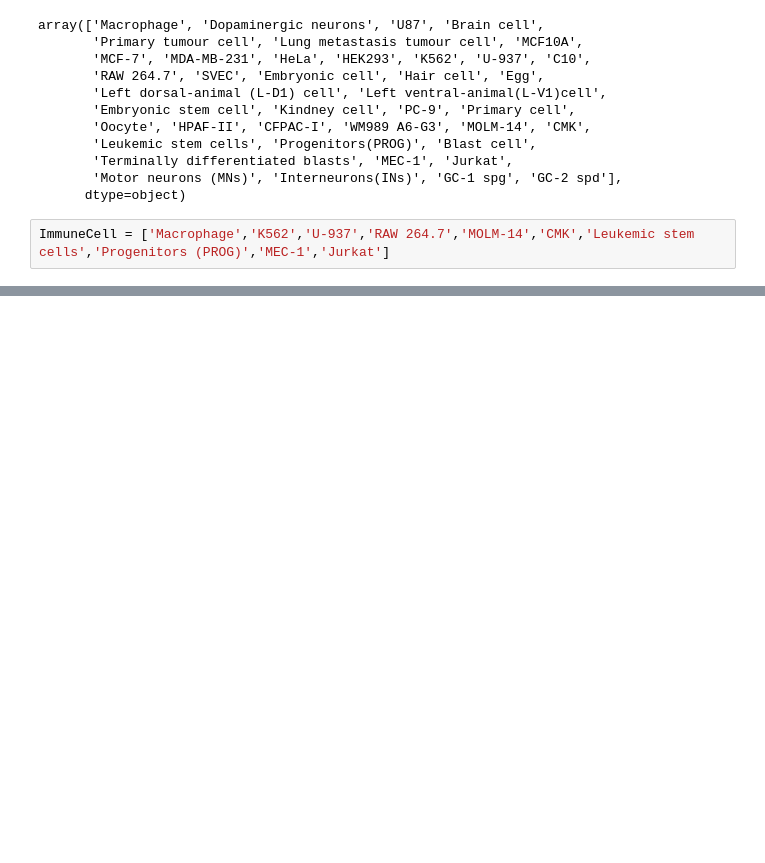
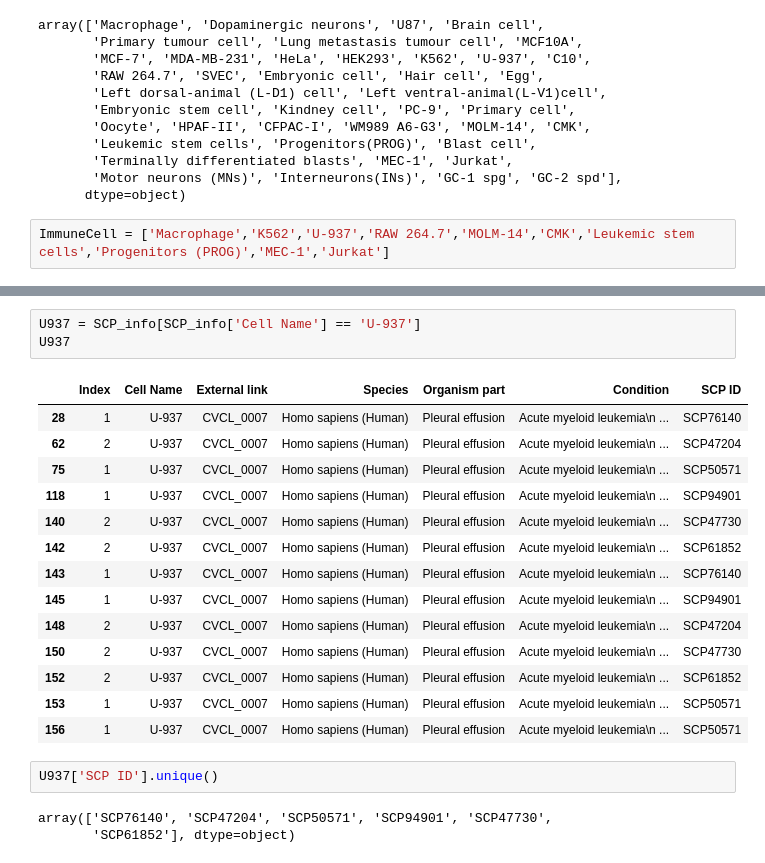
Before and after one commit to TaoYySC/SingleCellProteomics, a Jupyter notebook: check_cell_line_info.ipynb, the cells around one changed output, grey strips where cells are left out. Drawn from its saved outputs; the diff is of its cells as text; blank space fills up the shorter version.

Commit message:
add:start to collect the immune cell line data

```diff
--- a/check_cell_line_info.ipynb
+++ b/check_cell_line_info.ipynb
@@ -122,0 +143,23 @@ ImmuneCell = ['Macrophage','K562','U-937','RAW 264.7','MOLM-14','CMK','Leukemic
+# %%
+U937 = SCP_info[SCP_info['Cell Name'] == 'U-937']
+U937
+# %% [output]
+|  | Index | Cell Name | External link | Species | Organism part | Condition | SCP ID |
+| 28 | 1 | U-937 | CVCL_0007 | Homo sapiens (Human) | Pleural effusion | Acute myeloid leukemia\n ... | SCP76140 |
+| 62 | 2 | U-937 | CVCL_0007 | Homo sapiens (Human) | Pleural effusion | Acute myeloid leukemia\n ... | SCP47204 |
+| 75 | 1 | U-937 | CVCL_0007 | Homo sapiens (Human) | Pleural effusion | Acute myeloid leukemia\n ... | SCP50571 |
+| 118 | 1 | U-937 | CVCL_0007 | Homo sapiens (Human) | Pleural effusion | Acute myeloid leukemia\n ... | SCP94901 |
+| 140 | 2 | U-937 | CVCL_0007 | Homo sapiens (Human) | Pleural effusion | Acute myeloid leukemia\n ... | SCP47730 |
+| 142 | 2 | U-937 | CVCL_0007 | Homo sapiens (Human) | Pleural effusion | Acute myeloid leukemia\n ... | SCP61852 |
+| 143 | 1 | U-937 | CVCL_0007 | Homo sapiens (Human) | Pleural effusion | Acute myeloid leukemia\n ... | SCP76140 |
+| 145 | 1 | U-937 | CVCL_0007 | Homo sapiens (Human) | Pleural effusion | Acute myeloid leukemia\n ... | SCP94901 |
+| 148 | 2 | U-937 | CVCL_0007 | Homo sapiens (Human) | Pleural effusion | Acute myeloid leukemia\n ... | SCP47204 |
+| 150 | 2 | U-937 | CVCL_0007 | Homo sapiens (Human) | Pleural effusion | Acute myeloid leukemia\n ... | SCP47730 |
+| 152 | 2 | U-937 | CVCL_0007 | Homo sapiens (Human) | Pleural effusion | Acute myeloid leukemia\n ... | SCP61852 |
+| 153 | 1 | U-937 | CVCL_0007 | Homo sapiens (Human) | Pleural effusion | Acute myeloid leukemia\n ... | SCP50571 |
+| 156 | 1 | U-937 | CVCL_0007 | Homo sapiens (Human) | Pleural effusion | Acute myeloid leukemia\n ... | SCP50571 |
+# %%
+U937['SCP ID'].unique()
+# %% [output]
+array(['SCP76140', 'SCP47204', 'SCP50571', 'SCP94901', 'SCP47730',
+       'SCP61852'], dtype=object)
```
Also changed, not shown: parts of 2 cells of this notebook, 2 other files.
